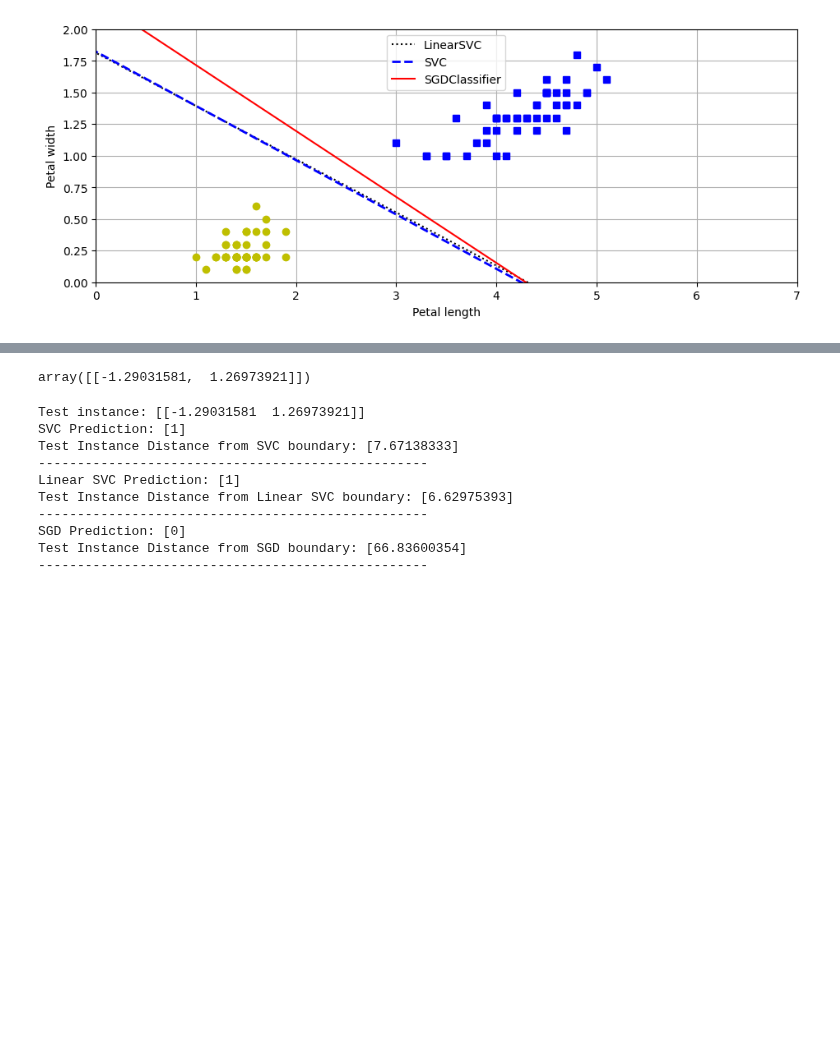
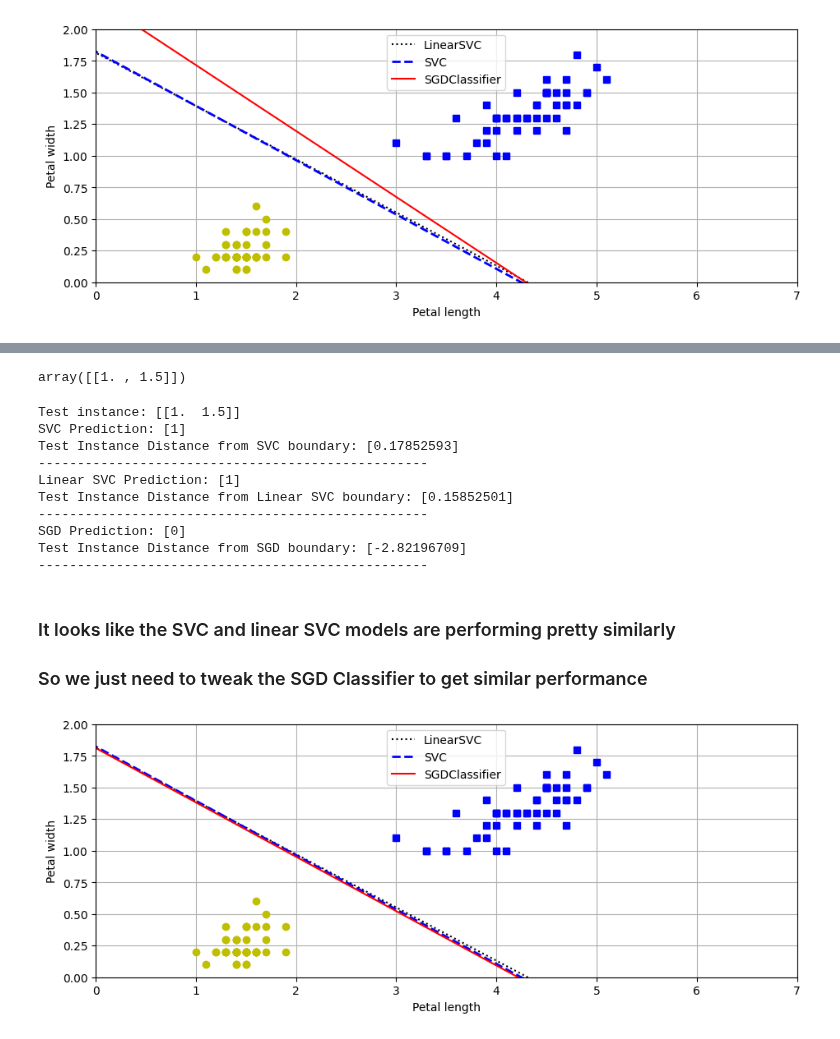
Before and after one commit to TevinAchong/hands-on-ml, a Jupyter notebook: chapter_05/chapter_05_question_09.ipynb, the cells around one changed output, grey strips where cells are left out. Saved outputs shown, nothing was run; the diff lists cells and outputs as text; code cells hidden in the pictures; blank space fills up the shorter version.

Commit message:
got the sgd classifier to behave the same as the svc, and linear svc by specifying alpha

```diff
--- a/chapter_05/chapter_05_question_09.ipynb
+++ b/chapter_05/chapter_05_question_09.ipynb
@@ -189,19 +151,30 @@ def check_test_instance_closeness(X_test_scaled, svc_clf, linear_svc_clf, sgd_cl
     print("-"*50)
 # %%
-X_test_scaled = std_scaler.transform(np.array([[1, 1.5]]))
-X_test_scaled
+X_test_unscaled = np.array([[1, 1.5]])
+X_test_unscaled
 # %% [output]
-array([[-1.29031581,  1.26973921]])
+array([[1. , 1.5]])
 # %%
-check_test_instance_closeness(X_test_scaled, svc_clf, linear_svc_clf, sgd_clf)
+check_test_instance_closeness(X_test_unscaled, svc_clf, linear_svc_clf, sgd_clf)
 # %% [output]
-Test instance: [[-1.29031581  1.26973921]]
+Test instance: [[1.  1.5]]
 SVC Prediction: [1]
-Test Instance Distance from SVC boundary: [7.67138333]
+Test Instance Distance from SVC boundary: [0.17852593]
 --------------------------------------------------
 Linear SVC Prediction: [1]
-Test Instance Distance from Linear SVC boundary: [6.62975393]
+Test Instance Distance from Linear SVC boundary: [0.15852501]
 --------------------------------------------------
 SGD Prediction: [0]
-Test Instance Distance from SGD boundary: [66.83600354]
+Test Instance Distance from SGD boundary: [-2.82196709]
 --------------------------------------------------
+# %% [markdown]
+### It looks like the SVC and linear SVC models are performing pretty similarly
+### So we just need to tweak the SGD Classifier to get similar performance
+# %%
+sgd_clf = SGDClassifier(alpha=0.05, random_state=42).fit(X_scaled, y)
+# %%
+sgd_line = compute_decision_boundary(sgd_clf, std_scaler)
+
+plot_boundaries(linear_svc_line, svc_line, sgd_line)
+# %% [output]
+[figure, added]
```
Also changed, not shown: parts of 6 cells of this notebook.
